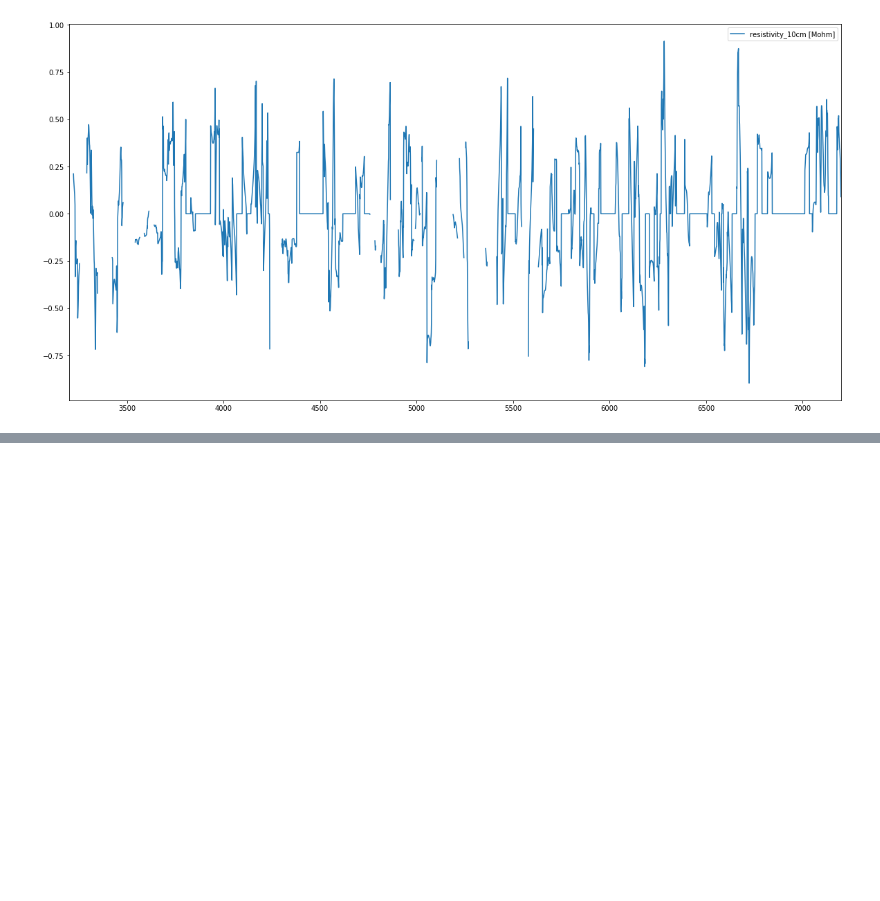
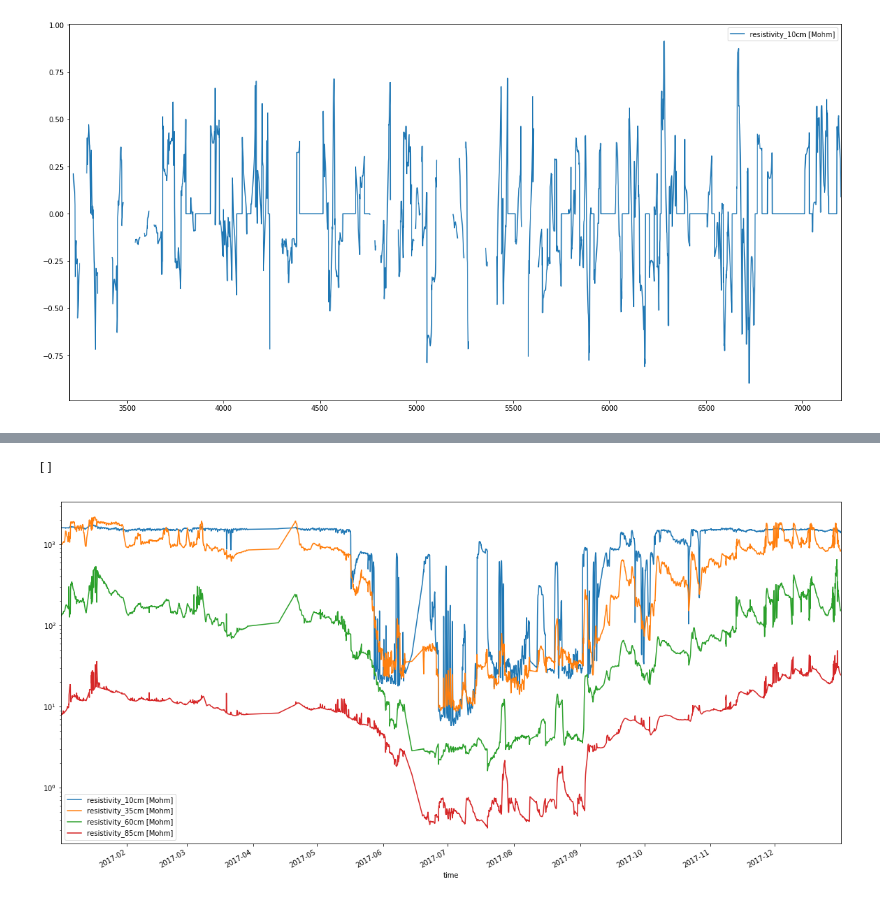
Before and after one commit to ETHZ-TEC/permafrostanalytics, a Jupyter notebook: notebooks/timeseries_analysis.ipynb, the cells around one changed output, grey strips where cells are left out. Saved outputs shown, nothing was run; the diff lists cells and outputs as text; code cells hidden in the pictures; blank space fills up the shorter version.

```diff
--- a/notebooks/timeseries_analysis.ipynb
+++ b/notebooks/timeseries_analysis.ipynb
@@ -81,0 +90,3 @@ plt.scatter(df.loc[summer, :].loc[:, ['resistivity_85cm [Mohm]']], df2.loc[summe
+# %%
+time_stamps = pd.read_pickle('pd_time_stamps.pkl')
+time_stamps.head()
@@ -83,0 +132,7 @@ plt.scatter(df.loc[summer, :].loc[:, ['resistivity_10cm [Mohm]']], df2.loc[summe
+# %%
+df_interp.time = df_interp.index
+df_interp.plot('time', ['resistivity_10cm [Mohm]', 'resistivity_35cm [Mohm]', 'resistivity_60cm [Mohm]', 'resistivity_85cm [Mohm]'], figsize=(20,10))
+plt.semilogy()
+# %% [output]
+[]
+[figure, added]
```
Also changed, not shown: parts of 22 cells of this notebook, 3 other files.
